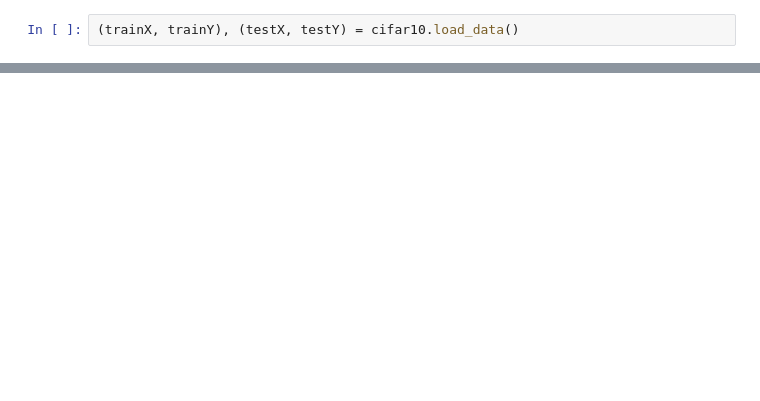
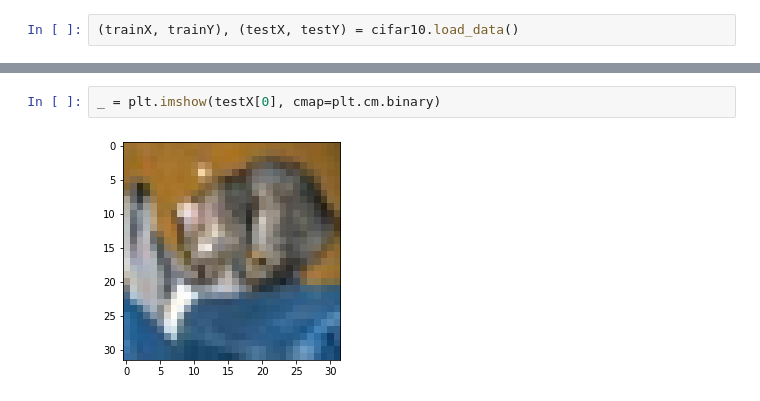
Before and after one commit to mrkaurelius/nag, a Jupyter notebook: notebook/dataset_exp.ipynb, the cells around one changed output, grey strips where cells are left out. Cells and saved outputs as stored; diff of their text form; blank space fills up the shorter version.

```diff
--- a/notebook/dataset_exp.ipynb
+++ b/notebook/dataset_exp.ipynb
@@ -54,0 +29,4 @@ array([59, 62, 63], dtype=uint8)
+# %%
+_ = plt.imshow(testX[0], cmap=plt.cm.binary)
+# %% [output]
+[figure, added]
```
Also changed, not shown: parts of 8 cells of this notebook, 5 other files.
